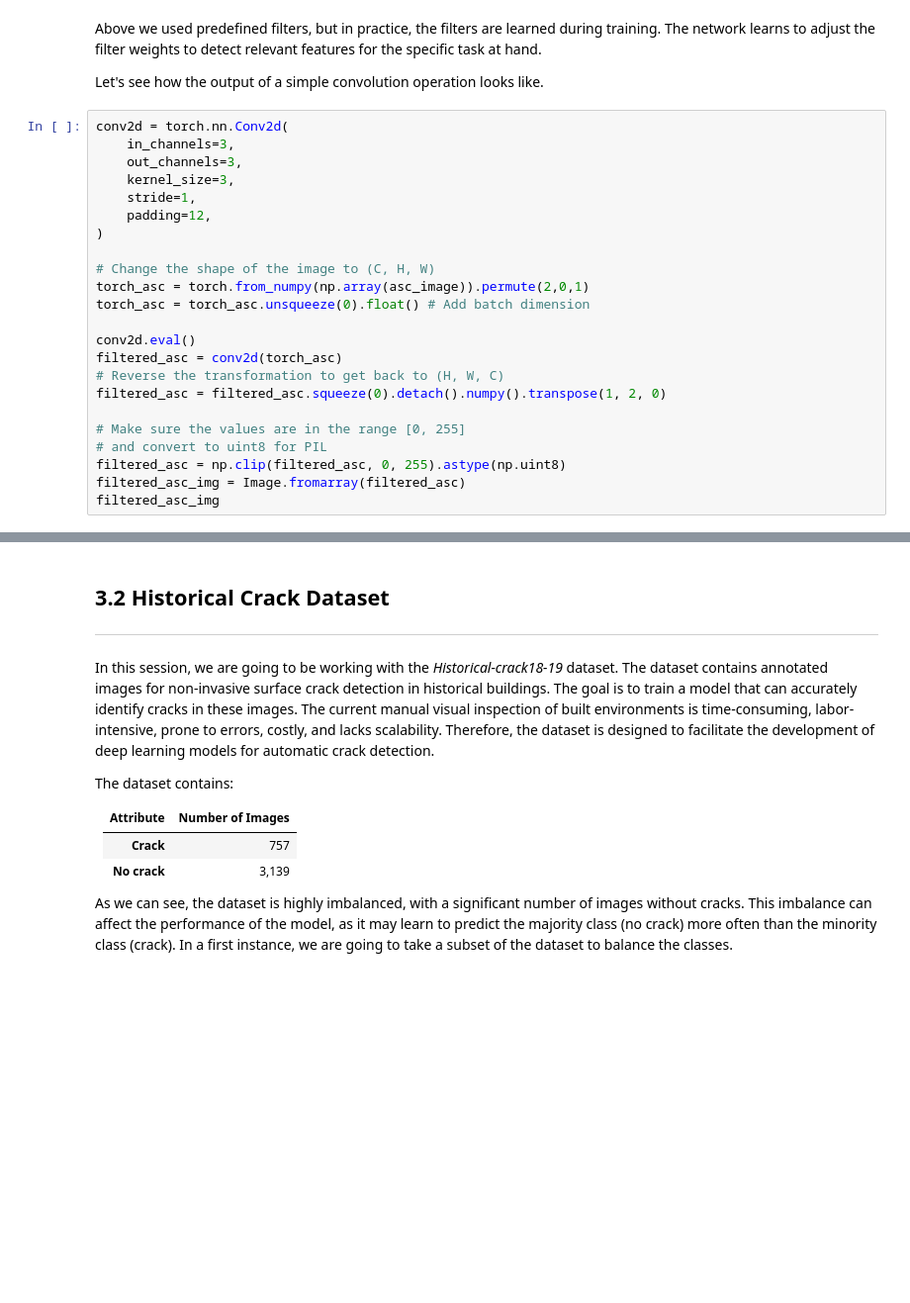
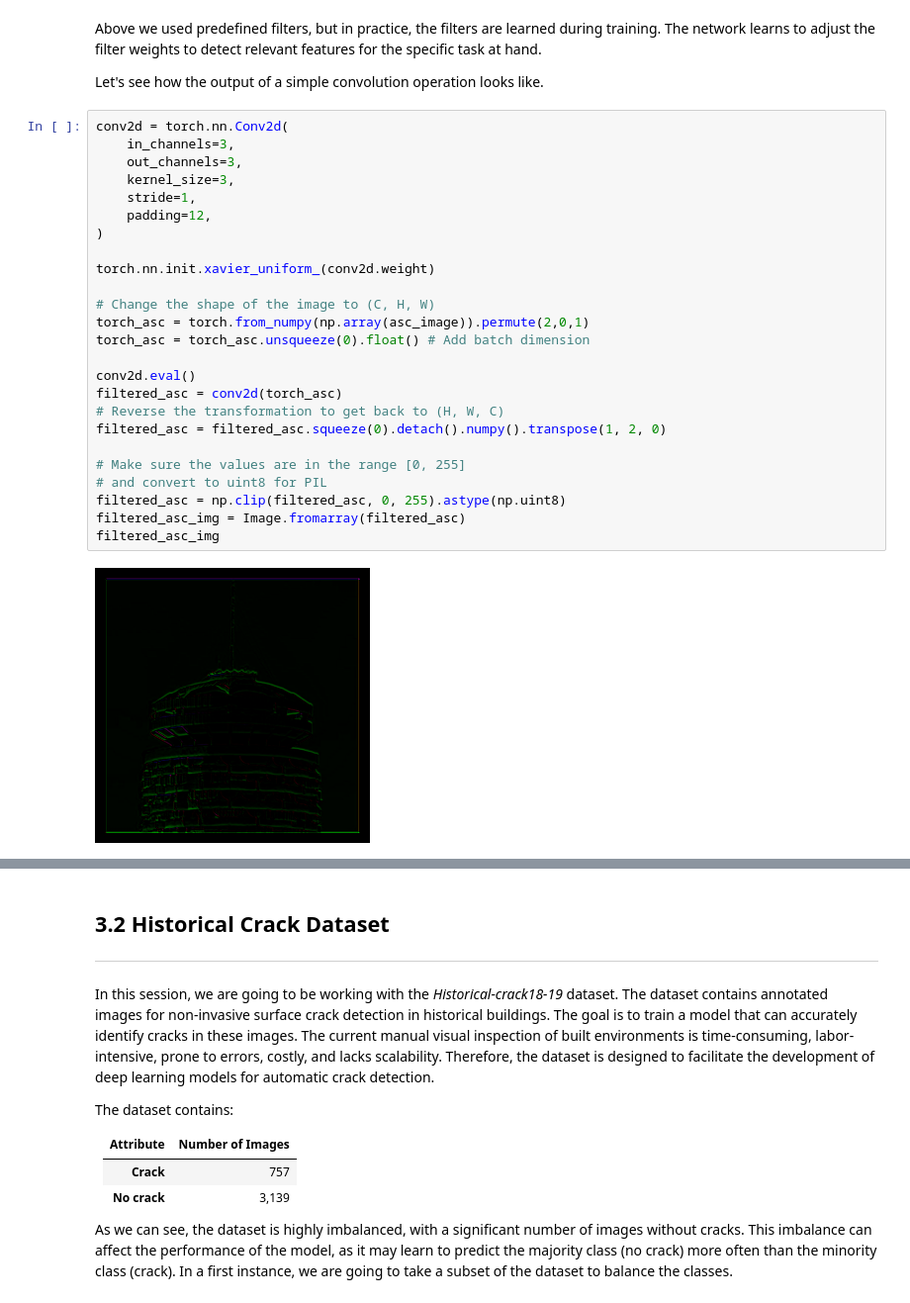
Before and after one commit to santiago2588/deep_learning_training, a Jupyter notebook: SE04_CA_Convolutional_Neural_Networks.ipynb, the cells around one changed output, grey strips where cells are left out. Shown at 99% size. Cells and saved outputs as stored; diff of their text form; blank space fills up the shorter version.

```diff
--- a/SE04_CA_Convolutional_Neural_Networks.ipynb
+++ b/SE04_CA_Convolutional_Neural_Networks.ipynb
@@ -288,26 +317,30 @@ Let's see how the output of a simple convolution operation looks like.
 # %%
 conv2d = torch.nn.Conv2d(
     in_channels=3,
     out_channels=3,
     kernel_size=3,
     stride=1,
     padding=12,
 )
+
+torch.nn.init.xavier_uniform_(conv2d.weight)
 
 # Change the shape of the image to (C, H, W)
 torch_asc = torch.from_numpy(np.array(asc_image)).permute(2,0,1)
 torch_asc = torch_asc.unsqueeze(0).float() # Add batch dimension
 
 conv2d.eval()
 filtered_asc = conv2d(torch_asc)
 # Reverse the transformation to get back to (H, W, C)
 filtered_asc = filtered_asc.squeeze(0).detach().numpy().transpose(1, 2, 0)
 
 # Make sure the values are in the range [0, 255]
 # and convert to uint8 for PIL
 filtered_asc = np.clip(filtered_asc, 0, 255).astype(np.uint8)
 filtered_asc_img = Image.fromarray(filtered_asc)
 filtered_asc_img
+# %% [output]
+[figure, added]
 # %% [markdown]
 # 3. Preparing image data
 ***
```
Also changed, not shown: parts of 15 cells of this notebook.
